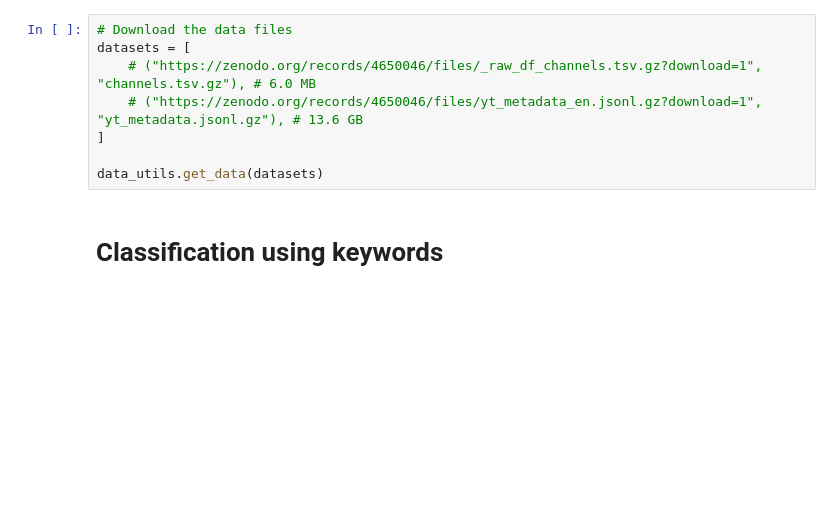
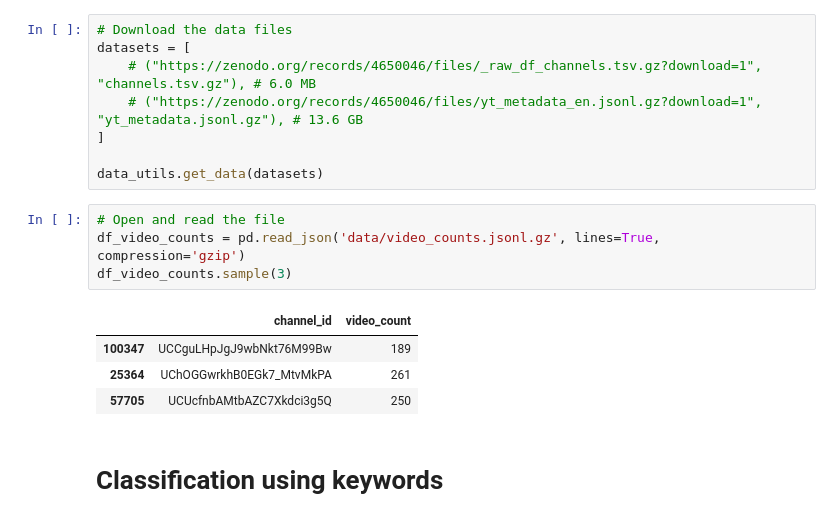
Before and after one commit to epfl-ada/ada-2024-project-tropicaltoucansinsight, a Jupyter notebook: collaborations.ipynb, the cells around one changed output. Drawn from its saved outputs; the diff is of its cells as text; blank space fills up the shorter version.

```diff
--- a/collaborations.ipynb
+++ b/collaborations.ipynb
@@ -33,6 +33,15 @@ datasets = [
 ]
 
 data_utils.get_data(datasets)
+# %%
+# Open and read the file
+df_video_counts = pd.read_json('data/video_counts.jsonl.gz', lines=True, compression='gzip')
+df_video_counts.sample(3)
+# %% [output]
+|  | channel_id | video_count |
+| 100347 | UCCguLHpJgJ9wbNkt76M99Bw | 189 |
+| 25364 | UChOGGwrkhB0EGk7_MtvMkPA | 261 |
+| 57705 | UCUcfnbAMtbAZC7Xkdci3g5Q | 250 |
 # %% [markdown]
 # Classification using keywords
 # %% [markdown]
```
Also changed, not shown: parts of 26 cells of this notebook, 2 other files.
